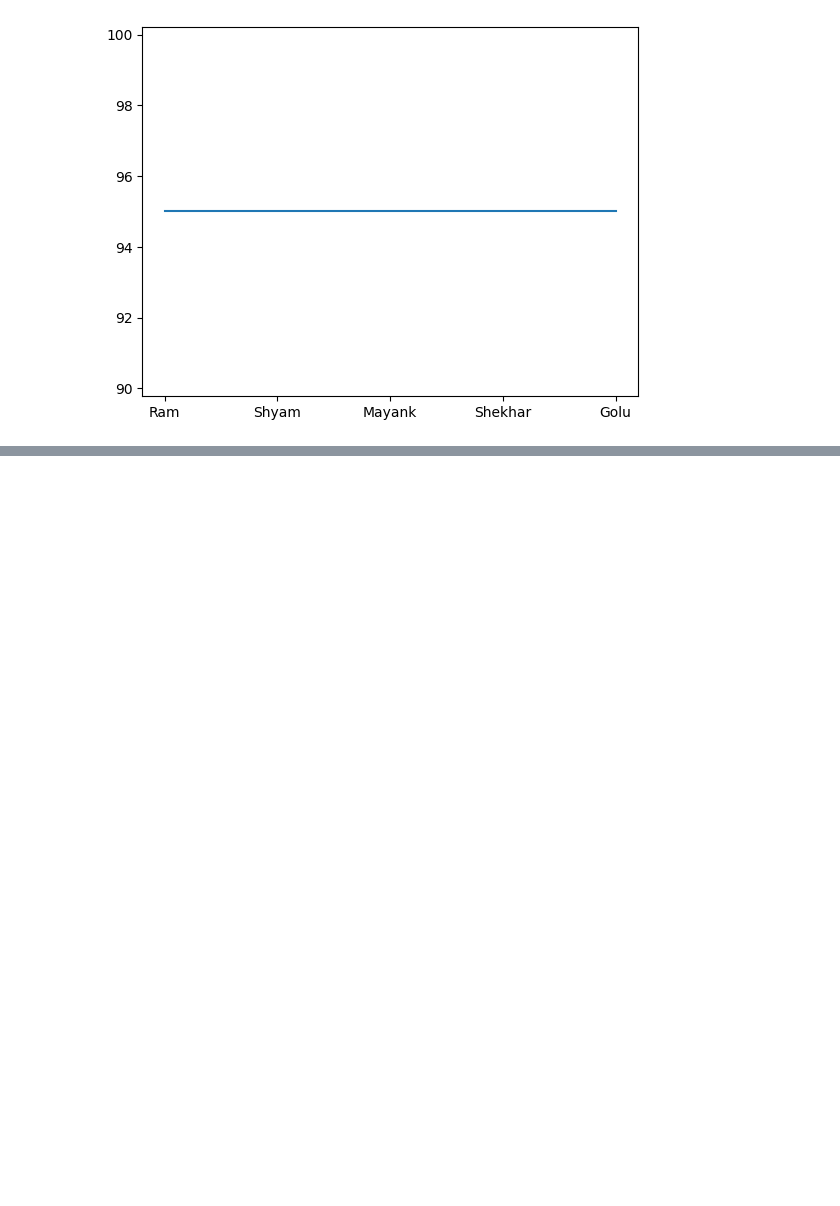
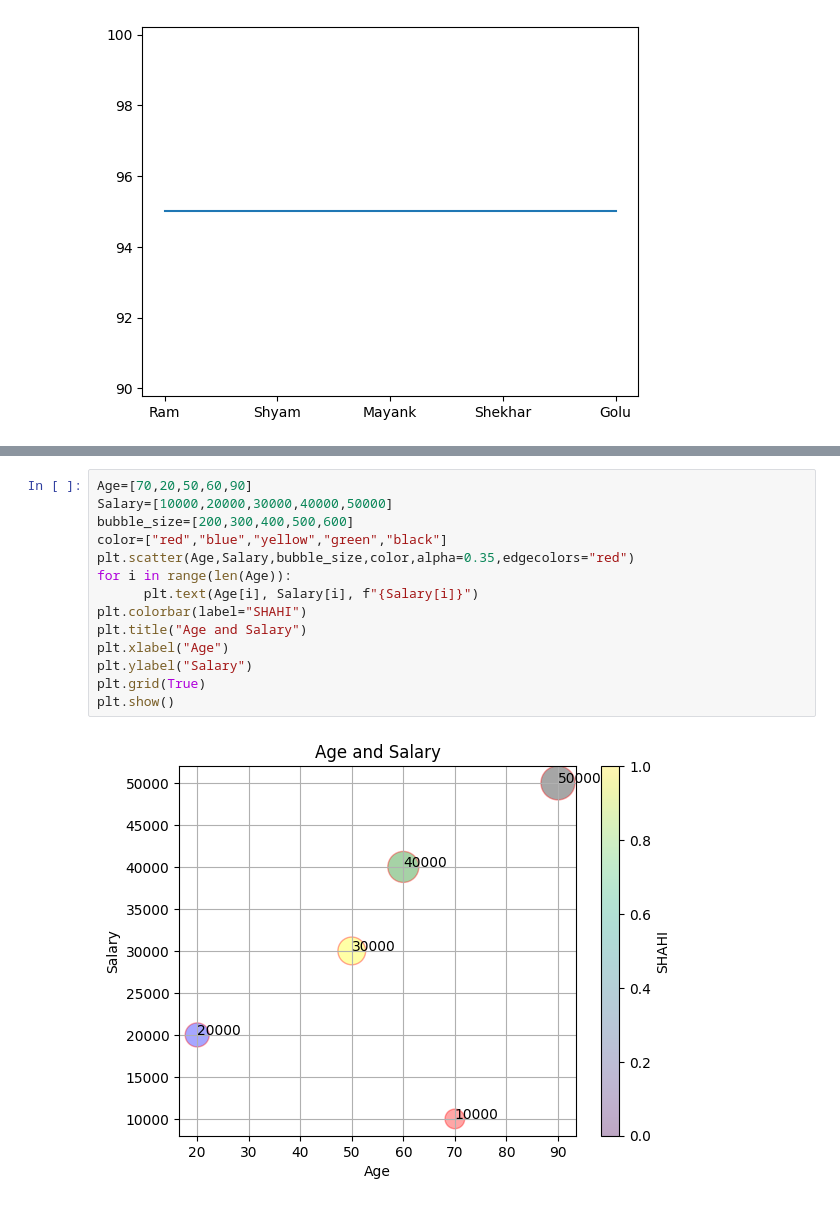
Before and after one commit to Ujjawal19Shahi/AI-in-Data-Science, a Jupyter notebook: MODULE_3.ipynb, the cells around one changed output, grey strips where cells are left out. Saved outputs shown, nothing was run; the diff lists cells and outputs as text; blank space fills up the shorter version.

```diff
--- a/MODULE_3.ipynb
+++ b/MODULE_3.ipynb
@@ -127,0 +144,16 @@ plt.plot(x,y)
+# %%
+Age=[70,20,50,60,90]
+Salary=[10000,20000,30000,40000,50000]
+bubble_size=[200,300,400,500,600]
+color=["red","blue","yellow","green","black"]
+plt.scatter(Age,Salary,bubble_size,color,alpha=0.35,edgecolors="red")
+for i in range(len(Age)):
+      plt.text(Age[i], Salary[i], f"{Salary[i]}")
+plt.colorbar(label="SHAHI")
+plt.title("Age and Salary")
+plt.xlabel("Age")
+plt.ylabel("Salary")
+plt.grid(True)
+plt.show()
+# %% [output]
+[figure, added]
```
Also changed, not shown: parts of 2 cells of this notebook.
